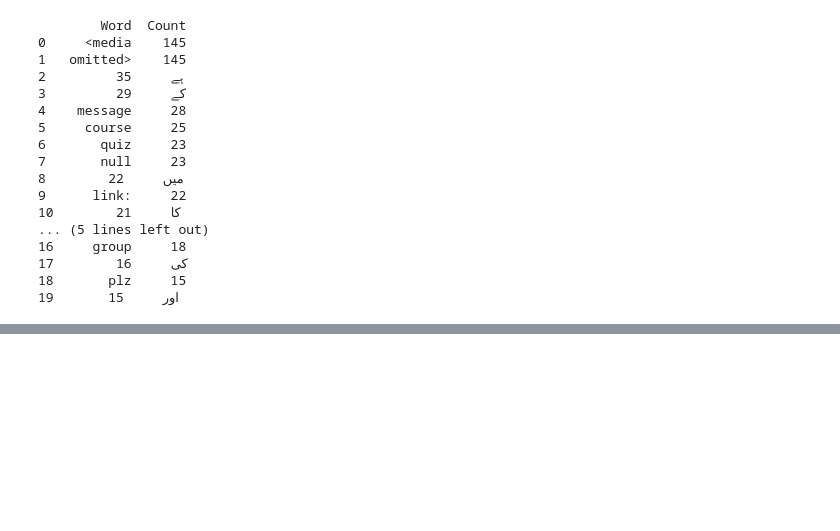
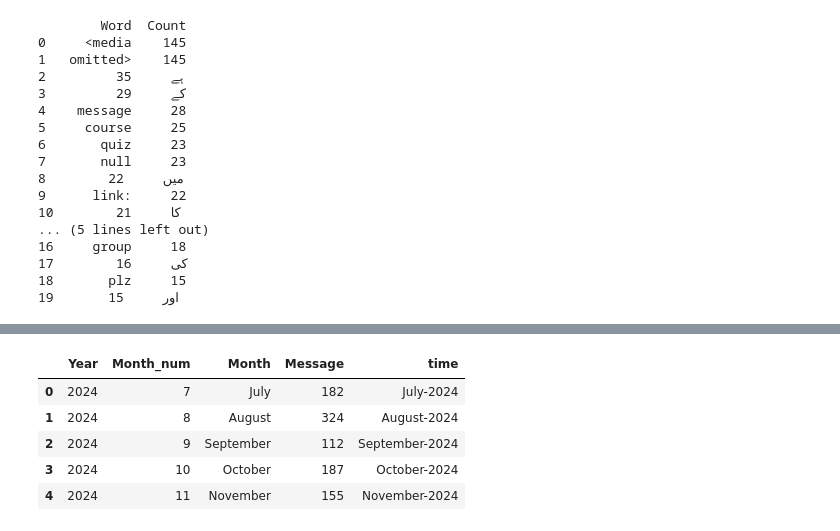
Before and after one commit to SURESHBEEKHANI/WhatsApp-Conversations-Analysis, a Jupyter notebook: notebook/Experiments.ipynb, the cells around one changed output, grey strips where cells are left out. Cells and saved outputs as stored; diff of their text form; code cells hidden in the pictures; blank space fills up the shorter version.

```diff
--- a/notebook/Experiments.ipynb
+++ b/notebook/Experiments.ipynb
@@ -319,0 +351,9 @@ Index(['User', 'Message', 'Day', 'Month', 'Year', 'AMPM', 'Hour', 'Minute'], dty
+# %%
+timeline
+# %% [output]
+|  | Year | Month_num | Month | Message | time |
+| 0 | 2024 | 7 | July | 182 | July-2024 |
+| 1 | 2024 | 8 | August | 324 | August-2024 |
+| 2 | 2024 | 9 | September | 112 | September-2024 |
+| 3 | 2024 | 10 | October | 187 | October-2024 |
+| 4 | 2024 | 11 | November | 155 | November-2024 |
```
Also changed, not shown: parts of 8 cells of this notebook, 3 other files.
